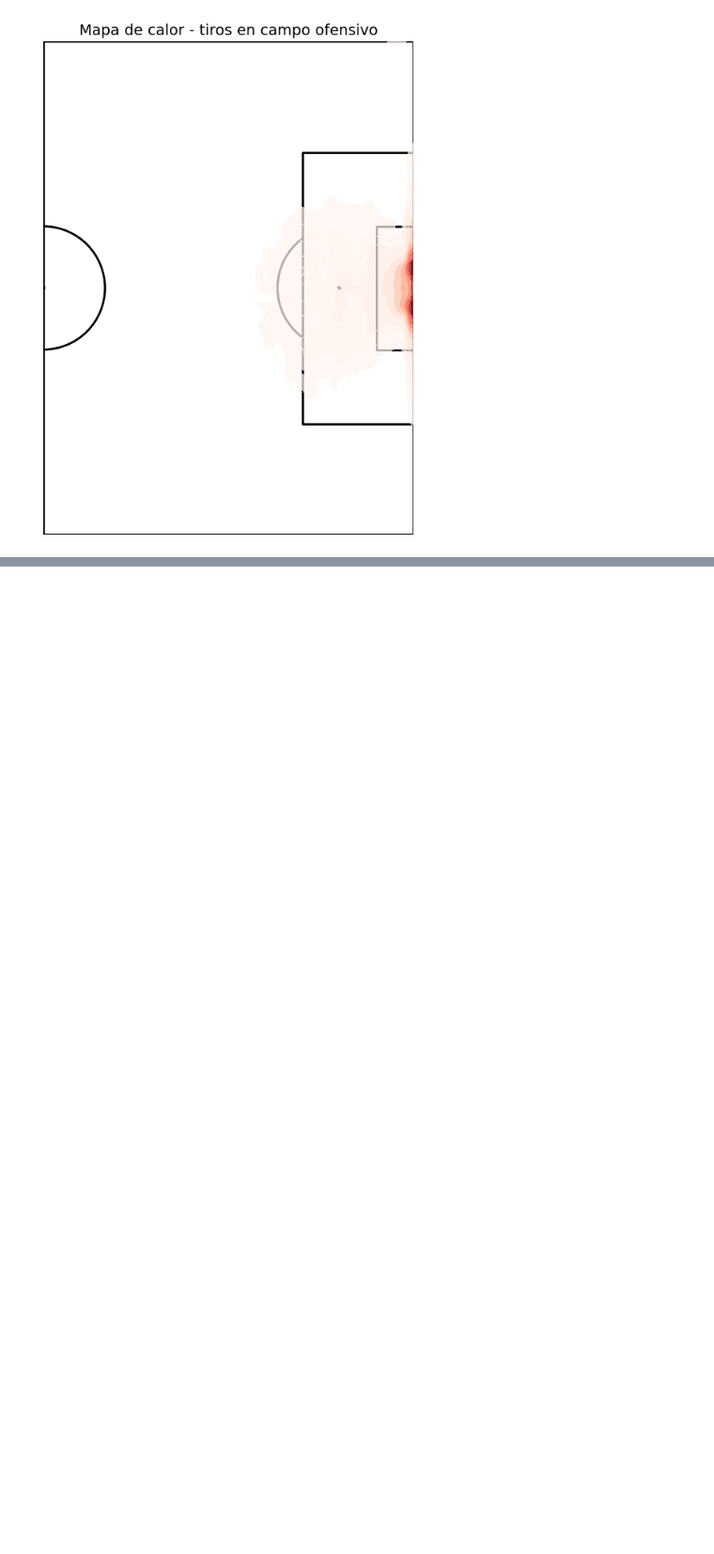
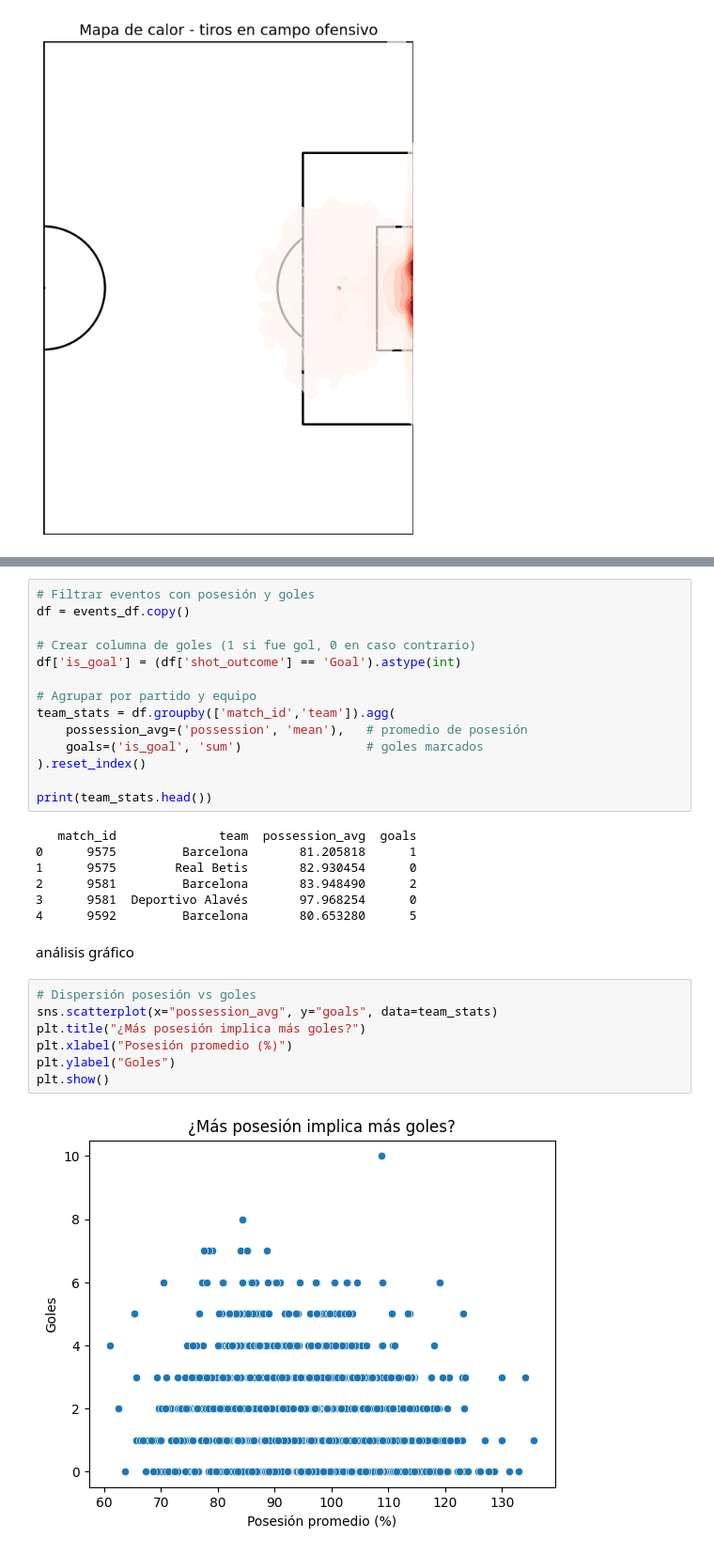
Before and after one commit to VainstubTomas/Aprendizaje_Automatico_Grandes_Datos, a Jupyter notebook: main.ipynb, the cells around one changed output, grey strips where cells are left out. Shown at 94% size. Cells and saved outputs as stored; diff of their text form; blank space fills up the shorter version.

```diff
--- a/main.ipynb
+++ b/main.ipynb
@@ -298,0 +309,32 @@ plt.show()
+# %%
+# Filtrar eventos con posesión y goles
+df = events_df.copy()
+
+# Crear columna de goles (1 si fue gol, 0 en caso contrario)
+df['is_goal'] = (df['shot_outcome'] == 'Goal').astype(int)
+
+# Agrupar por partido y equipo
+team_stats = df.groupby(['match_id','team']).agg(
+    possession_avg=('possession', 'mean'),   # promedio de posesión
+    goals=('is_goal', 'sum')                 # goles marcados
+).reset_index()
+
+print(team_stats.head())
+# %% [output]
+   match_id              team  possession_avg  goals
+0      9575         Barcelona       81.205818      1
+1      9575        Real Betis       82.930454      0
+2      9581         Barcelona       83.948490      2
+3      9581  Deportivo Alavés       97.968254      0
+4      9592         Barcelona       80.653280      5
+# %% [markdown]
+análisis gráfico
+# %%
+# Dispersión posesión vs goles
+sns.scatterplot(x="possession_avg", y="goals", data=team_stats)
+plt.title("¿Más posesión implica más goles?")
+plt.xlabel("Posesión promedio (%)")
+plt.ylabel("Goles")
+plt.show()
+# %% [output]
+[figure, added]
```
Also changed, not shown: parts of 10 cells of this notebook.
